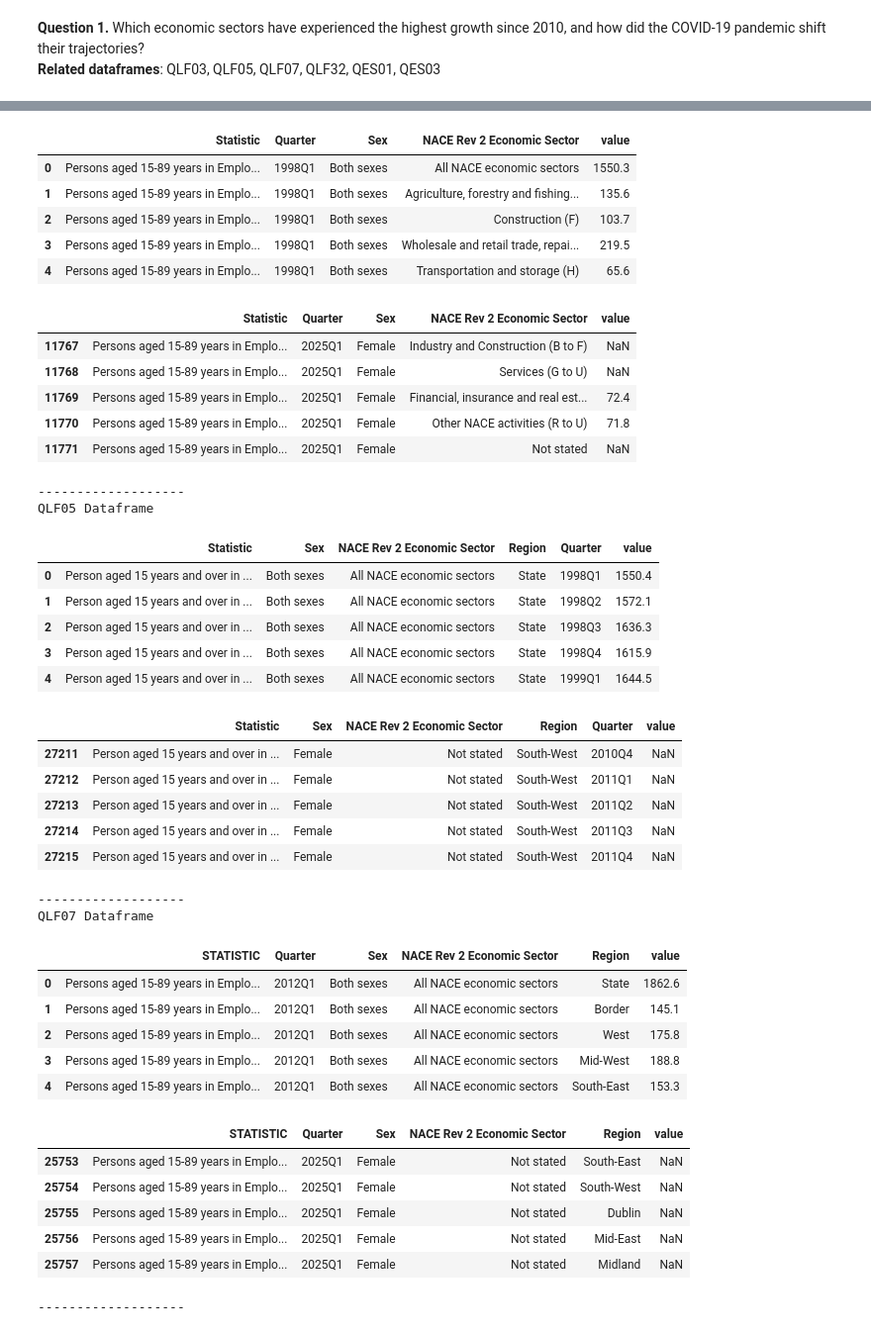
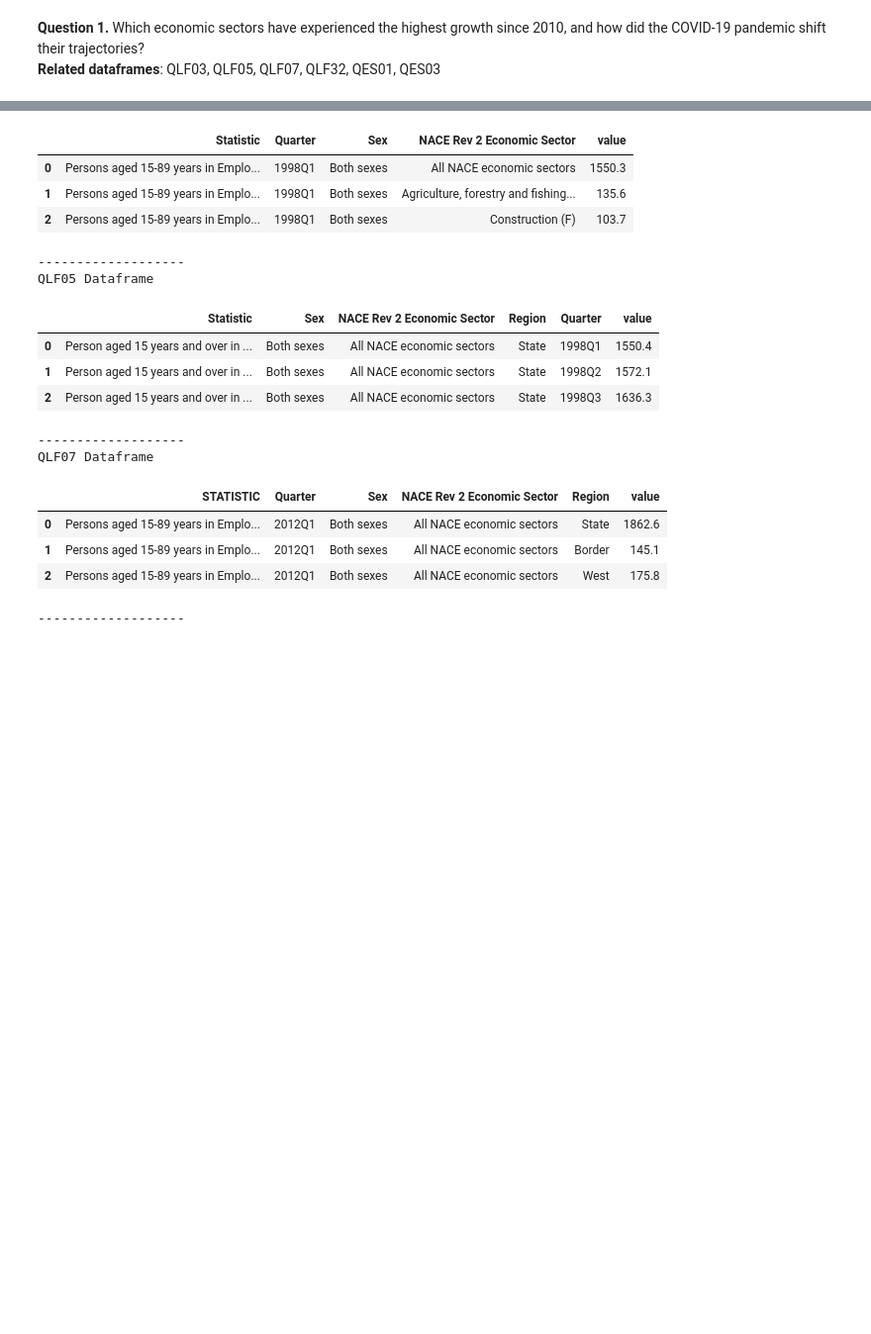
Before and after one commit to no1numa/ireland-workforce-analysis, a Jupyter notebook: notebooks/02_data_cleaning.ipynb, the cells around one changed output, grey strips where cells are left out. Shown: that part at 99% size. Cells and saved outputs as stored; diff of their text form; code cells hidden in the pictures; blank space fills up the shorter version.

```diff
--- a/notebooks/02_data_cleaning.ipynb
+++ b/notebooks/02_data_cleaning.ipynb
@@ -19,62 +19,37 @@ I will clean and transform each dataframe separated by question, so for the firs
 # %%
 # quick visualization of each df
 q1_related = ['QLF03',
               'QLF05',
               'QLF07']
 # deleted from the related QES01, QES03, QLF32 because of the lack of info compared to the others
 # will delete QLF05, QLF07 because of the inconsistency of what makes an "adult"
 # checked if the total (all region, sex and sector) for QLF03 and QLF05 + QLF07, and returned different numbers (27.1 difference)
 # decided to go with QLF03, cause it provide the exact data that I need
 
 for df in q1_related:
     df_v = pd.read_csv(f'../data/raw/{df}.csv')
 
     print(f'{df} Dataframe')
-    display(df_v.head())
-    display(df_v.tail())
+    display(df_v.head(3))
     print('-------------------')
 # %% [output]
 QLF03 Dataframe
 |  | Statistic | Quarter | Sex | NACE Rev 2 Economic Sector | value |
 | 0 | Persons aged 15-89 years in Emplo... | 1998Q1 | Both sexes | All NACE economic sectors | 1550.3 |
 | 1 | Persons aged 15-89 years in Emplo... | 1998Q1 | Both sexes | Agriculture, forestry and fishing... | 135.6 |
 | 2 | Persons aged 15-89 years in Emplo... | 1998Q1 | Both sexes | Construction (F) | 103.7 |
-| 3 | Persons aged 15-89 years in Emplo... | 1998Q1 | Both sexes | Wholesale and retail trade, repai... | 219.5 |
-| 4 | Persons aged 15-89 years in Emplo... | 1998Q1 | Both sexes | Transportation and storage (H) | 65.6 |
+-------------------
+QLF05 Dataframe
-|  | Statistic | Quarter | Sex | NACE Rev 2 Economic Sector | value |
-| 11767 | Persons aged 15-89 years in Emplo... | 2025Q1 | Female | Industry and Construction (B to F) | NaN |
-| 11768 | Persons aged 15-89 years in Emplo... | 2025Q1 | Female | Services (G to U) | NaN |
-| 11769 | Persons aged 15-89 years in Emplo... | 2025Q1 | Female | Financial, insurance and real est... | 72.4 |
-| 11770 | Persons aged 15-89 years in Emplo... | 2025Q1 | Female | Other NACE activities (R to U) | 71.8 |
-| 11771 | Persons aged 15-89 years in Emplo... | 2025Q1 | Female | Not stated | NaN |
+|  | Statistic | Sex | NACE Rev 2 Economic Sector | Region | Quarter | value |
+| 0 | Person aged 15 years and over in ... | Both sexes | All NACE economic sectors | State | 1998Q1 | 1550.4 |
+| 1 | Person aged 15 years and over in ... | Both sexes | All NACE economic sectors | State | 1998Q2 | 1572.1 |
+| 2 | Person aged 15 years and over in ... | Both sexes | All NACE economic sectors | State | 1998Q3 | 1636.3 |
--------------------
-QLF05 Dataframe
+-------------------
+QLF07 Dataframe
-|  | Statistic | Sex | NACE Rev 2 Economic Sector | Region | Quarter | value |
-| 0 | Person aged 15 years and over in ... | Both sexes | All NACE economic sectors | State | 1998Q1 | 1550.4 |
-| 1 | Person aged 15 years and over in ... | Both sexes | All NACE economic sectors | State | 1998Q2 | 1572.1 |
-| 2 | Person aged 15 years and over in ... | Both sexes | All NACE economic sectors | State | 1998Q3 | 1636.3 |
-| 3 | Person aged 15 years and over in ... | Both sexes | All NACE economic sectors | State | 1998Q4 | 1615.9 |
-| 4 | Person aged 15 years and over in ... | Both sexes | All NACE economic sectors | State | 1999Q1 | 1644.5 |
+|  | STATISTIC | Quarter | Sex | NACE Rev 2 Economic Sector | Region | value |
+| 0 | Persons aged 15-89 years in Emplo... | 2012Q1 | Both sexes | All NACE economic sectors | State | 1862.6 |
+| 1 | Persons aged 15-89 years in Emplo... | 2012Q1 | Both sexes | All NACE economic sectors | Border | 145.1 |
+| 2 | Persons aged 15-89 years in Emplo... | 2012Q1 | Both sexes | All NACE economic sectors | West | 175.8 |
-|  | Statistic | Sex | NACE Rev 2 Economic Sector | Region | Quarter | value |
-| 27211 | Person aged 15 years and over in ... | Female | Not stated | South-West | 2010Q4 | NaN |
-| 27212 | Person aged 15 years and over in ... | Female | Not stated | South-West | 2011Q1 | NaN |
-| 27213 | Person aged 15 years and over in ... | Female | Not stated | South-West | 2011Q2 | NaN |
-| 27214 | Person aged 15 years and over in ... | Female | Not stated | South-West | 2011Q3 | NaN |
-| 27215 | Person aged 15 years and over in ... | Female | Not stated | South-West | 2011Q4 | NaN |
--------------------
-QLF07 Dataframe
-|  | STATISTIC | Quarter | Sex | NACE Rev 2 Economic Sector | Region | value |
-| 0 | Persons aged 15-89 years in Emplo... | 2012Q1 | Both sexes | All NACE economic sectors | State | 1862.6 |
-| 1 | Persons aged 15-89 years in Emplo... | 2012Q1 | Both sexes | All NACE economic sectors | Border | 145.1 |
-| 2 | Persons aged 15-89 years in Emplo... | 2012Q1 | Both sexes | All NACE economic sectors | West | 175.8 |
-| 3 | Persons aged 15-89 years in Emplo... | 2012Q1 | Both sexes | All NACE economic sectors | Mid-West | 188.8 |
-| 4 | Persons aged 15-89 years in Emplo... | 2012Q1 | Both sexes | All NACE economic sectors | South-East | 153.3 |
-|  | STATISTIC | Quarter | Sex | NACE Rev 2 Economic Sector | Region | value |
-| 25753 | Persons aged 15-89 years in Emplo... | 2025Q1 | Female | Not stated | South-East | NaN |
-| 25754 | Persons aged 15-89 years in Emplo... | 2025Q1 | Female | Not stated | South-West | NaN |
-| 25755 | Persons aged 15-89 years in Emplo... | 2025Q1 | Female | Not stated | Dublin | NaN |
-| 25756 | Persons aged 15-89 years in Emplo... | 2025Q1 | Female | Not stated | Mid-East | NaN |
-| 25757 | Persons aged 15-89 years in Emplo... | 2025Q1 | Female | Not stated | Midland | NaN |
 -------------------
 # %%
 # Transforming the Quarter column from string to datetime
```
Also changed, not shown: parts of 11 cells of this notebook, 1 other file.
